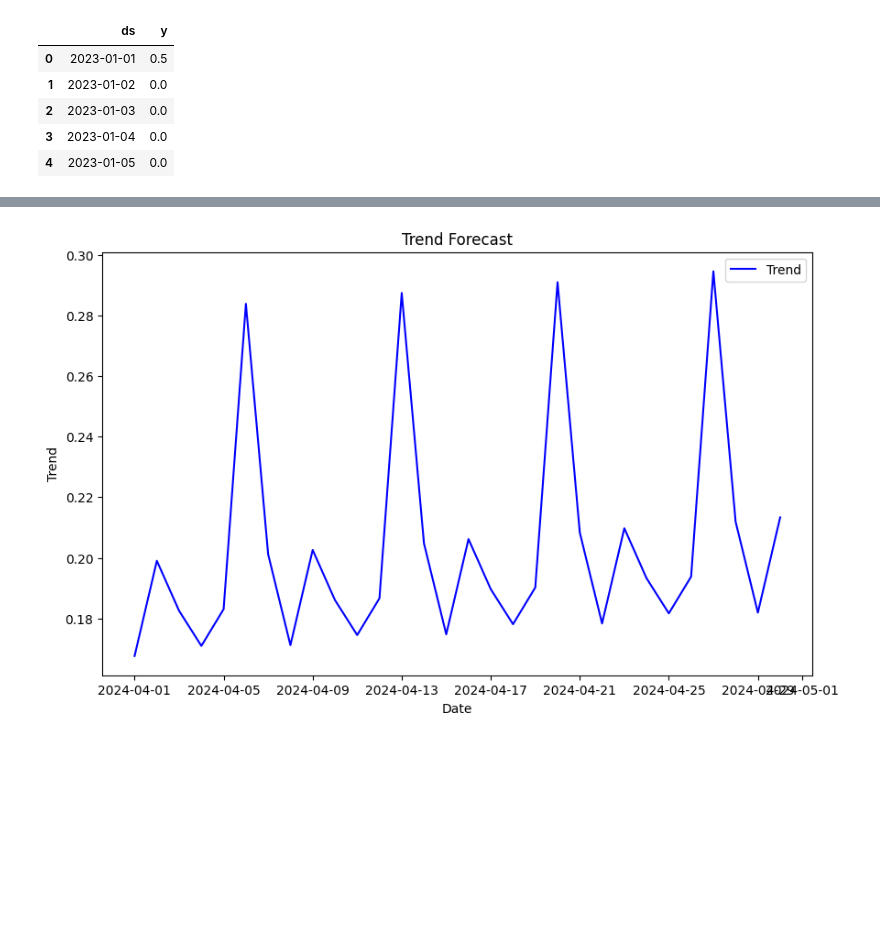
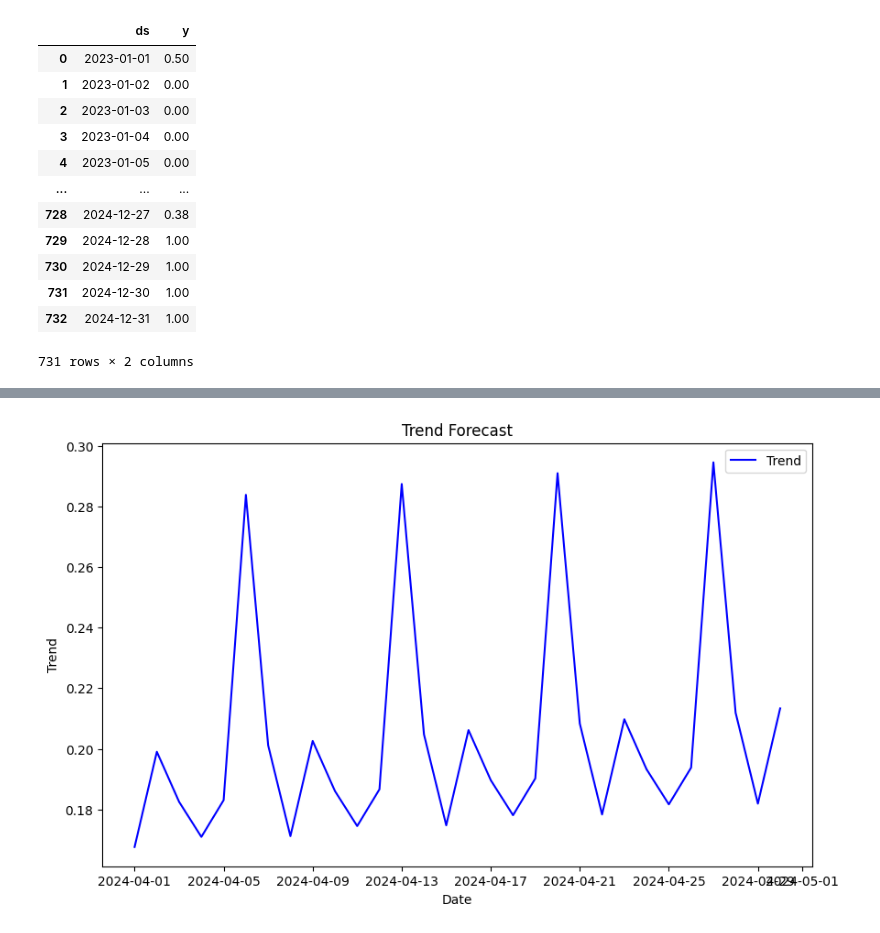
Before and after one commit to Theerat22/finotel, a Jupyter notebook: models/best_model.ipynb, the cells around one changed output, grey strips where cells are left out. Saved outputs shown, nothing was run; the diff lists cells and outputs as text; code cells hidden in the pictures; blank space fills up the shorter version.

```diff
--- a/models/best_model.ipynb
+++ b/models/best_model.ipynb
@@ -15,16 +15,23 @@ from sklearn.model_selection import GridSearchCV
 # %%
 df = pd.read_csv('2023-2024_booking.csv')
 df.drop('booking', axis=1, inplace=True)
 df = df.drop_duplicates(subset=['ds'])
 df['ds'] = pd.to_datetime(df['ds'], format='%d/%m/%Y')
-df.head()
+df
 # %% [output]
 |  | ds | y |
-| 0 | 2023-01-01 | 0.5 |
-| 1 | 2023-01-02 | 0.0 |
-| 2 | 2023-01-03 | 0.0 |
-| 3 | 2023-01-04 | 0.0 |
-| 4 | 2023-01-05 | 0.0 |
+| 0 | 2023-01-01 | 0.50 |
+| 1 | 2023-01-02 | 0.00 |
+| 2 | 2023-01-03 | 0.00 |
+| 3 | 2023-01-04 | 0.00 |
+| 4 | 2023-01-05 | 0.00 |
+| ... | ... | ... |
+| 728 | 2024-12-27 | 0.38 |
+| 729 | 2024-12-28 | 1.00 |
+| 730 | 2024-12-29 | 1.00 |
+| 731 | 2024-12-30 | 1.00 |
+| 732 | 2024-12-31 | 1.00 |
+731 rows × 2 columns
 # %%
 thai_holidays = holidays.Thailand(years=[2023, 2024])
 df['is_holiday'] = df['ds'].apply(lambda x: 1 if x in thai_holidays else 0)
```
Also changed, not shown: parts of 6 cells of this notebook, 9 other files.
